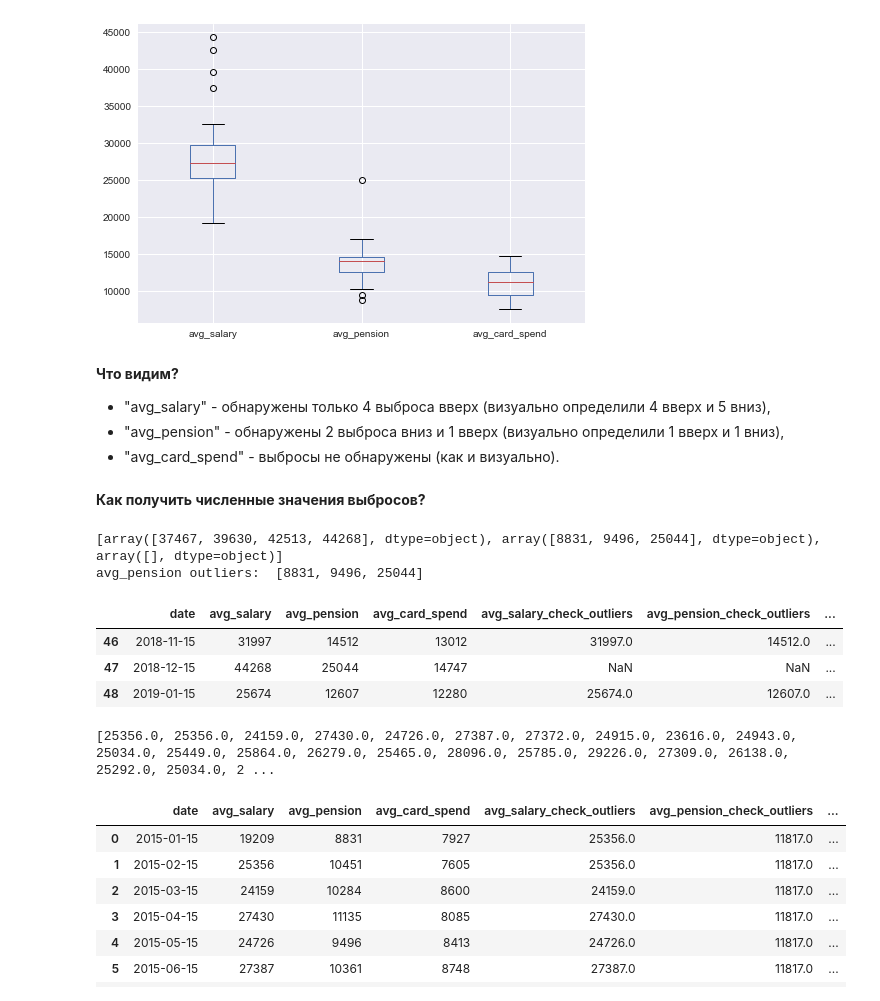
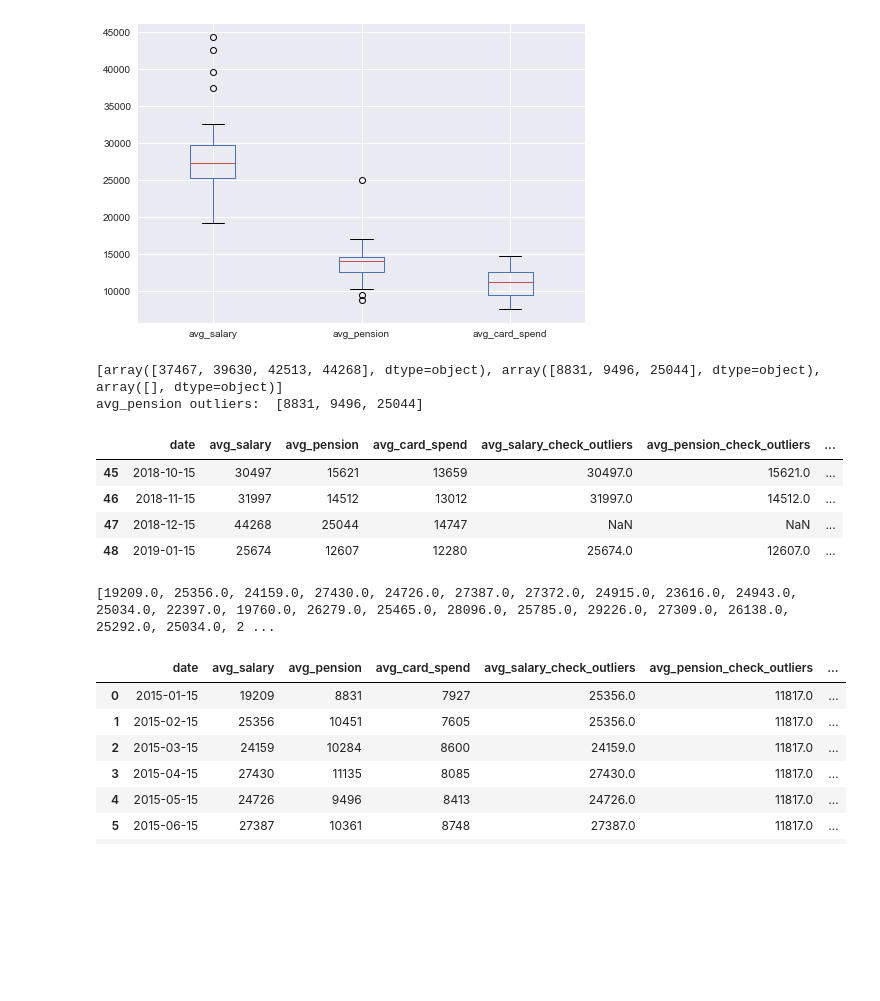
Before and after one commit to DasPivas/pyDataMining, a Jupyter notebook: 3_Предобработка_данных_Python/5task.ipynb, the cells around one changed output. Cells and saved outputs as stored; diff of their text form; code cells hidden in the pictures; blank space fills up the shorter version.

```diff
--- a/3_Предобработка_данных_Python/5task.ipynb
+++ b/3_Предобработка_данных_Python/5task.ipynb
@@ -74,13 +26,6 @@ plt.style.use('seaborn')
 _, bp_axes = df_in.boxplot(column=['avg_salary', 'avg_pension', 'avg_card_spend'], return_type='both')    # график и данные
 # %% [output]
 [figure]
-# %% [markdown]
-**Что видим?**<br>
-- "avg_salary" - обнаружены только 4 выброса вверх (визуально определили 4 вверх и 5 вниз),
-- "avg_pension" - обнаружены 2 выброса вниз и 1 вверх (визуально определили 1 вверх и 1 вниз),
-- "avg_card_spend" - выбросы не обнаружены (как и визуально).
-# %% [markdown]
-**Как получить численные значения выбросов?**
 # %%
 outliers_list = [flier.get_ydata() for flier in bp_axes["fliers"]]    # выбросы
 print(outliers_list)    # выведем все на экран
@@ -89,22 +34,22 @@ print("avg_pension outliers: ",list(outliers_list[1]))    # выбросы ко
 [array([37467, 39630, 42513, 44268], dtype=object), array([8831, 9496, 25044], dtype=object), array([], dtype=object)]
 avg_pension outliers:  [8831, 9496, 25044]
 # %%
-def check_outliers(data_in):
+def check_outliers(data_in, data_index):
     import numpy as np    # импорт библиотеки
     data_out = data_in.copy()    # сделаем копию исходных данных и из нее сделаем массив на выход
-    diff_array = np.abs(data_out.median() - data_out)   # массив разностей исходных данных с медианой
-    mad = diff_array.median()    # mad = median_abs_deviation - медиана по разностям с предыдущего шага
-    outliers_id = diff_array > 3*mad    # массив из True - если разность с медианой > 3 x mad и False, если меньше
-    data_out[outliers_id] = np.nan    # в выходном массиве проставим NaN там, где True
+    for index, value in enumerate(data_out):
+        if value in list(outliers_list[data_index]):
+            data_out[index] = np.nan
     return(data_out)  # выбросы конкретно по "avg_pension"
 
-df_in['avg_salary_check_outliers'] = list(check_outliers(df_in.avg_salary))
-df_in['avg_pension_check_outliers'] = list(check_outliers(df_in.avg_pension))
-df_in['avg_card_spend_check_outliers'] = list(check_outliers(df_in.avg_card_spend))
+df_in['avg_salary_check_outliers'] = list(check_outliers(df_in.avg_salary, 0))
+df_in['avg_pension_check_outliers'] = list(check_outliers(df_in.avg_pension, 1))
+df_in['avg_card_spend_check_outliers'] = list(check_outliers(df_in.avg_card_spend, 2))
 # %%
-df_in.loc[46:51]
+df_in.loc[45:50]
 # %% [output]
 |  | date | avg_salary | avg_pension | avg_card_spend | avg_salary_check_outliers | avg_pension_check_outliers | ... |
+| 45 | 2018-10-15 | 30497 | 15621 | 13659 | 30497.0 | 15621.0 | ... |
 | 46 | 2018-11-15 | 31997 | 14512 | 13012 | 31997.0 | 14512.0 | ... |
 | 47 | 2018-12-15 | 44268 | 25044 | 14747 | NaN | NaN | ... |
 | 48 | 2019-01-15 | 25674 | 12607 | 12280 | 25674.0 | 12607.0 | ... |
@@ -129,24 +74,6 @@ def change_outliers(data_in):
             list_tmp.append([value])
 
     for value in list_tmp:
-        if (value[0] == 0): #Обработка первых элементов NaN
-            price = 0
-            count = 0
-            while math.isnan(data_out[count]):
-                price = data_out[count+1]
-                count += 1
-            for i in range(count):
-                data_out[value[i]] = round(price,2)
-            continue
-        if (value[-1] == len_data): #Обработка последних элементов NaN
-            price = 0
-            count = len_data
-            while math.isnan(data_out[len_data]):
-                price = data_out[count-1]
-                count -= 1
-            while count == len_data:
-                data_out[count] = round(price,2)
-            continue
         initial = data_out[value[0]-1]  #Обработка средних элементов NaN
         finaly = data_out[value[-1]+1]
         difference = initial - finaly
@@ -158,11 +85,9 @@ def change_outliers(data_in):
     return(data_out)  # выбросы конкретно по "avg_pension"
 
 df_test = df_in.copy()
-# df_test['avg_salary_check_outliers'] = list(change_outliers(df_test.avg_salary))
 print(list(change_outliers(df_test.avg_salary_check_outliers)))
-# df_test
 # %% [output]
-[25356.0, 25356.0, 24159.0, 27430.0, 24726.0, 27387.0, 27372.0, 24915.0, 23616.0, 24943.0, 25034.0, 25449.0, 25864.0, 26279.0, 25465.0, 28096.0, 25785.0, 29226.0, 27309.0, 26138.0, 25292.0, 25034.0, 2 ...
+[19209.0, 25356.0, 24159.0, 27430.0, 24726.0, 27387.0, 27372.0, 24915.0, 23616.0, 24943.0, 25034.0, 22397.0, 19760.0, 26279.0, 25465.0, 28096.0, 25785.0, 29226.0, 27309.0, 26138.0, 25292.0, 25034.0, 2 ...
 # %%
 df_test['avg_salary_check_outliers'] = list(change_outliers(df_test.avg_salary_check_outliers))
 df_test['avg_pension_check_outliers'] = list(change_outliers(df_test.avg_pension_check_outliers))
```
Also changed, not shown: parts of 25 cells of this notebook, 6 other files.
